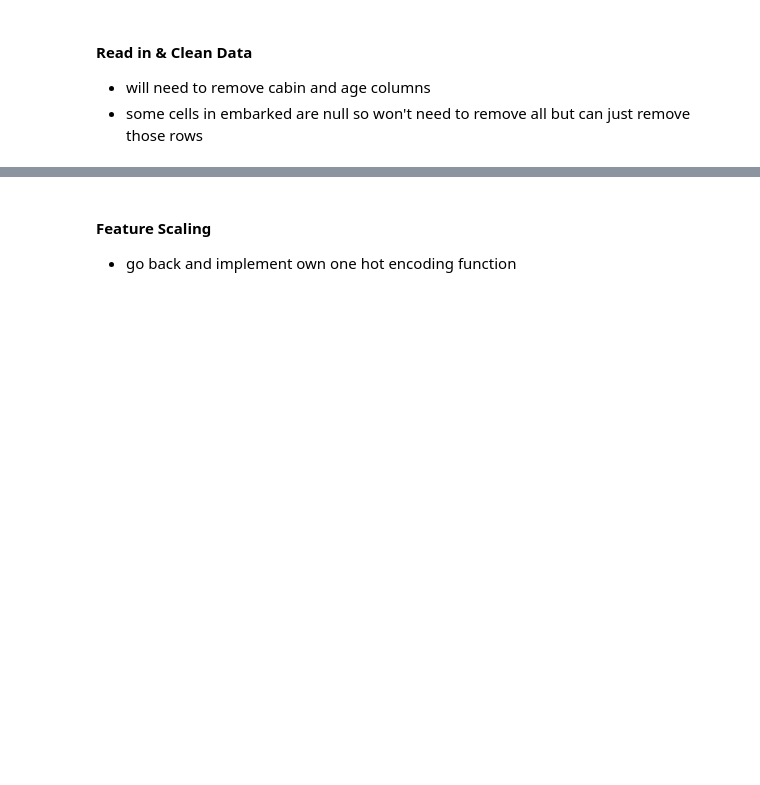
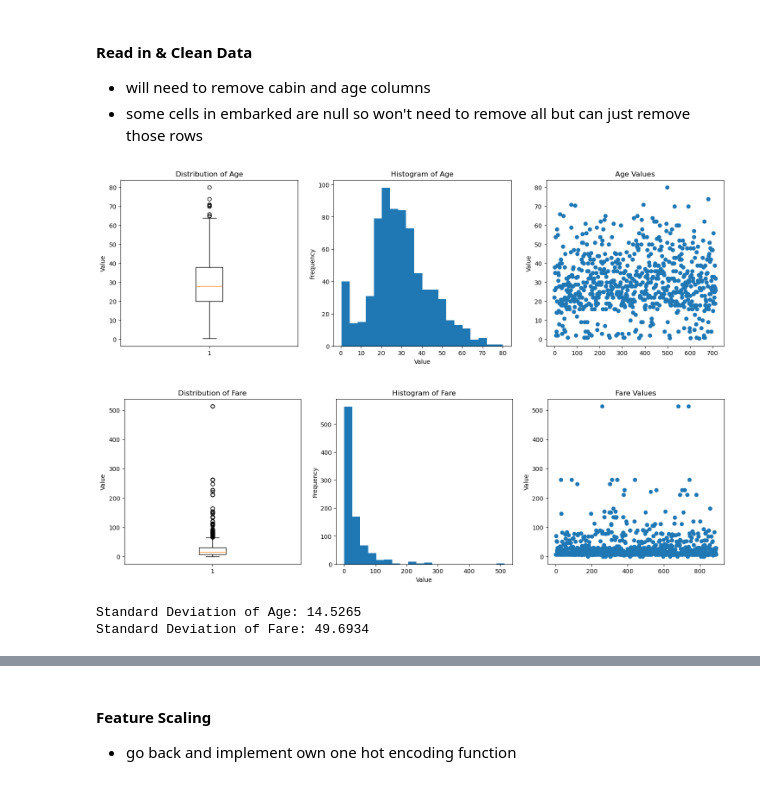
Before and after one commit to jaogle04/cs325, a Jupyter notebook: HW1/titanic_survivor_pred.ipynb, the cells around one changed output, grey strips where cells are left out. Drawn from its saved outputs; the diff is of its cells as text; code cells hidden in the pictures; blank space fills up the shorter version.

Commit message:
added some plotting during when processing the data to help determine how best to normalize data in columns

```diff
--- a/HW1/titanic_survivor_pred.ipynb
+++ b/HW1/titanic_survivor_pred.ipynb
@@ -49,5 +77,17 @@ def split_data (X, y, train_size):
 - will need to remove cabin and age columns
 - some cells in embarked are null so won't need to remove all but can just remove those rows
 # %%
-training_data = pd.read_csv("./titanic-data/train.csv")
-training_data = clean_data(training_data)
+sample_data = pd.read_csv("./titanic-data/train.csv")
+#########################################################################
+# Determine Normalization Factor data columns which will be used in clean_data function
+std_dev_age = get_info(sample_data['Age'])
+std_dev_fare = get_info(sample_data['Fare'])
+std_dev_sibSp = get_info(sample_data['SibSp'])
+print(f"Standard Deviation of Age: {std_dev_age:.4f}\n"
+      f"Standard Deviation of Fare: {std_dev_fare:.4f}\n"
+      f"Standard Deviation of SibSp: {std_dev_sibSp:.4f}\n")
+# %% [output]
+[figure, added]
+[figure, added]
+Standard Deviation of Age: 14.5265
+Standard Deviation of Fare: 49.6934
```
Also changed, not shown: parts of 18 cells of this notebook.
